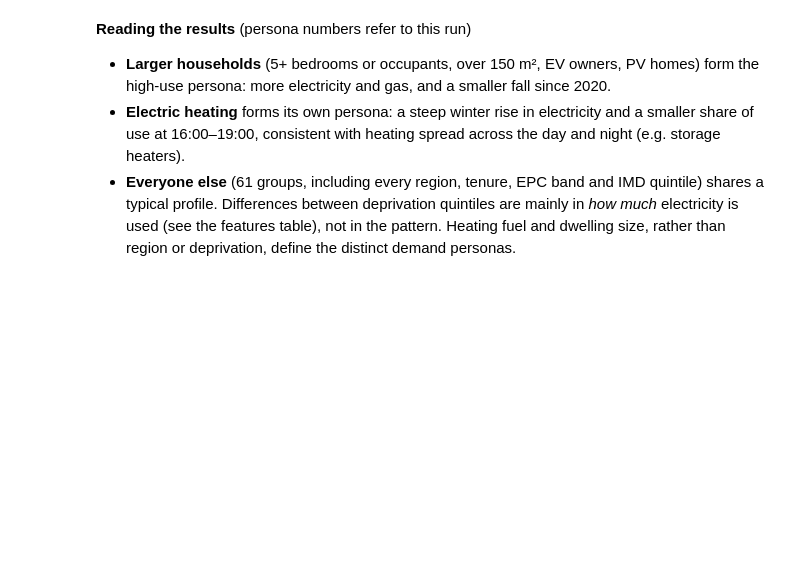
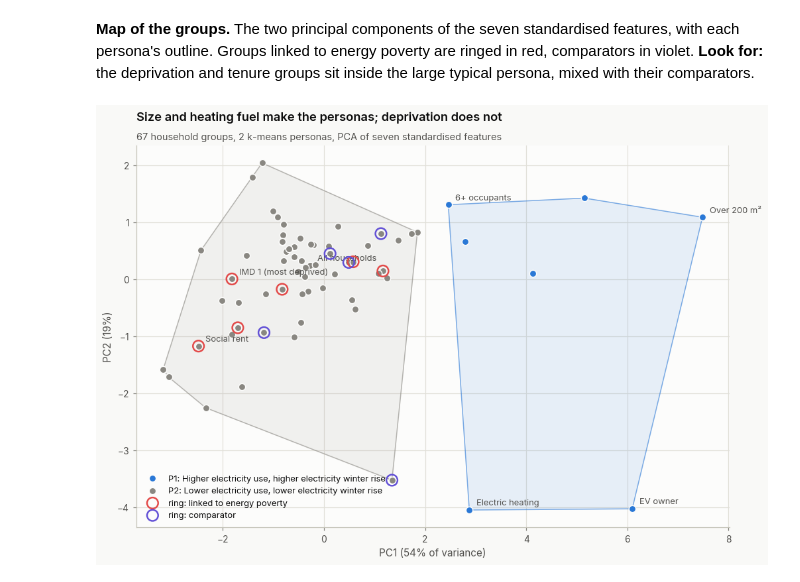
Before and after one commit to joshi-akanksha/Equitable-Energy-Load-Modeling, a Jupyter notebook: notebooks/3.2-aj-household-personas.ipynb, the cells around one changed output. Saved outputs shown, nothing was run; the diff lists cells and outputs as text; code cells hidden in the pictures; blank space fills up the shorter version.

```diff
--- a/notebooks/3.2-aj-household-personas.ipynb
+++ b/notebooks/3.2-aj-household-personas.ipynb
@@ -545,5 +175,34 @@ Saved outputs/household_group_features.csv and outputs/household_group_personas.
-# %% [markdown]
-**Reading the results** (persona numbers refer to this run)
-- **Larger households** (5+ bedrooms or occupants, over 150 m², EV owners, PV homes) form the high-use persona: more electricity and gas, and a smaller fall since 2020.
-- **Electric heating** forms its own persona: a steep winter rise in electricity and a smaller share of use at 16:00–19:00, consistent with heating spread across the day and night (e.g. storage heaters).
-- **Everyone else** (61 groups, including every region, tenure, EPC band and IMD quintile) shares a typical profile. Differences between deprivation quintiles are mainly in *how much* electricity is used (see the features table), not in the pattern. Heating fuel and dwelling size, rather than region or deprivation, define the distinct demand personas.
+# %% [markdown]
+**Map of the groups.** The two principal components of the seven standardised features, with each persona's outline. Groups linked to energy poverty are ringed in red, comparators in violet. **Look for:** the deprivation and tenure groups sit inside the large typical persona, mixed with their comparators.
+# %%
+from scipy.spatial import ConvexHull
+from sklearn.decomposition import PCA
+
+pcs = PCA(2, random_state=42).fit(Z)
+xy = pd.DataFrame(pcs.transform(Z), index=Z.index, columns=["pc1", "pc2"])
+fig, ax = plt.subplots(figsize=(10.5, 6.8))
+for c in order:
+    pts = xy[labels == c].to_numpy()
+    if len(pts) >= 3:
+        hull = ConvexHull(pts)
+        ax.fill(*pts[hull.vertices].T, color=persona_color[c], alpha=0.10, lw=0)
+        ax.plot(*np.vstack([pts[hull.vertices], pts[hull.vertices][:1]]).T, color=persona_color[c], lw=1, alpha=0.6)
+    ax.scatter(pts[:, 0], pts[:, 1], s=46, color=persona_color[c], edgecolor=COLORS["surface"], linewidth=1, zorder=3,
+               label=names[c])
+for r in ("vulnerable", "comparator"):
+    sel = personas.set_index("group_label")["role"].eq(r).reindex(xy.index)
+    ax.scatter(xy.loc[sel, "pc1"], xy.loc[sel, "pc2"], s=120, facecolor="none", edgecolor=ROLE_COLORS[r], lw=1.6,
+               zorder=4, label="ring: linked to energy poverty" if r == "vulnerable" else "ring: comparator")
+for g in ["All households", "Electric heating", "Over 200 m²", "EV owner", "IMD 1 (most deprived)", "Social rent",
+          "Electric storage radiators", "6+ occupants"]:
+    if g in xy.index:
+        ax.annotate(g, xy.loc[g], xytext=(7, 5), textcoords="offset points", fontsize=8.5, color=INK["secondary"])
+ax.set_xlabel(f"PC1 ({100 * pcs.explained_variance_ratio_[0]:.0f}% of variance)")
+ax.set_ylabel(f"PC2 ({100 * pcs.explained_variance_ratio_[1]:.0f}%)")
+ax.legend(loc="lower left", fontsize=8.5)
+plots.title(ax, "Size and heating fuel make the personas; deprivation does not",
+            f"{len(Z)} household groups, {k} k-means personas, PCA of seven standardised features")
+reporter.save_fig(fig, "persona-map")
+plt.show()
+# %% [output]
+[figure, added]
```
Also changed, not shown: parts of 13 cells of this notebook, 3 other files.
